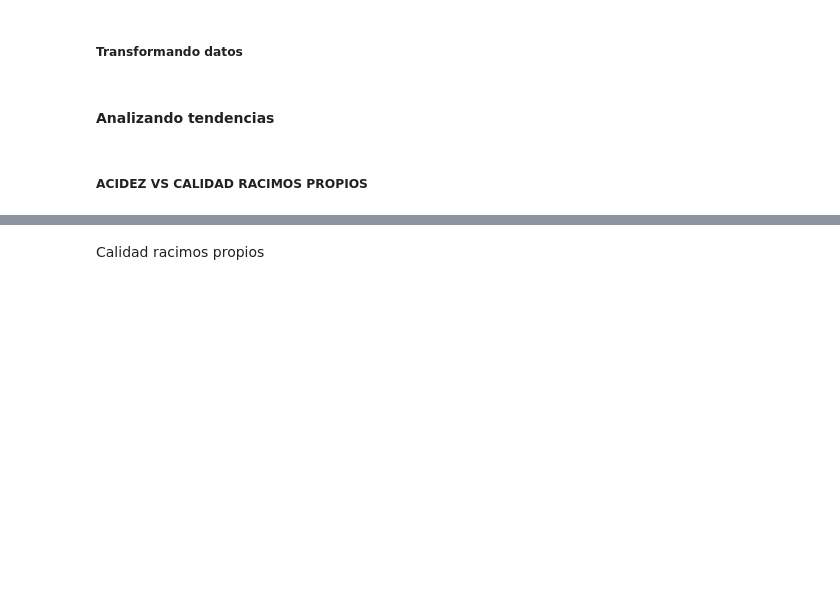
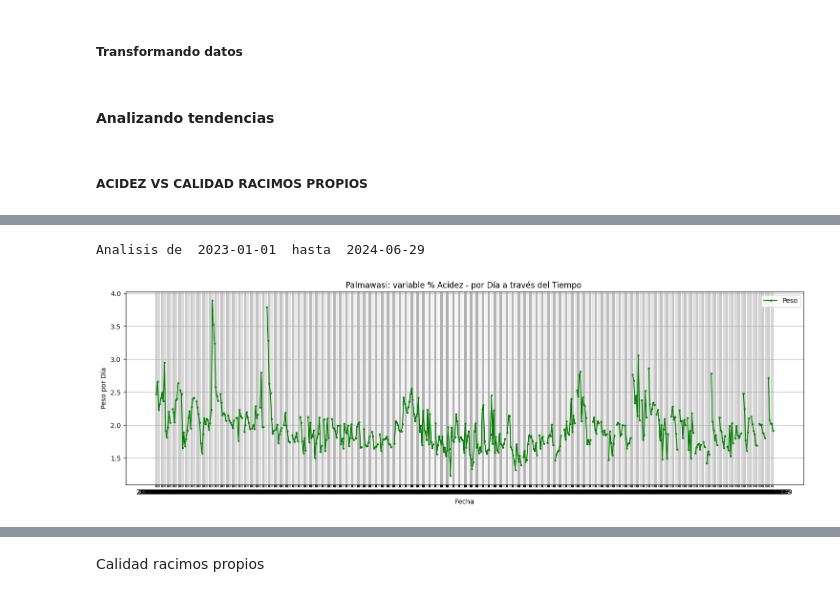
Before and after one commit to cesarqb/PROYECTO_01_analitica_descriptiva_TEA, a Jupyter notebook: src/features_scripts/Scrpit_match_tea.ipynb, the cells around one changed output, grey strips where cells are left out. Drawn from its saved outputs; the diff is of its cells as text; code cells hidden in the pictures; blank space fills up the shorter version.

```diff
--- a/src/features_scripts/Scrpit_match_tea.ipynb
+++ b/src/features_scripts/Scrpit_match_tea.ipynb
@@ -298,7 +299,7 @@ def function_tendencia_unica(df_x, valor,colors='green'):
 
     plt.figure(figsize=(15, 5))
     plt.plot(df_x['FECHA'], df_x[valor], marker='o', markersize=2, linestyle='-', color=colors, label='Peso')
-    plt.title(f'{plantacion_name[0]}: variable {valor} - por Día a través del Tiempo ')
+    plt.title(f'{plantacion_name[0]}: variable {valor} - a través del Tiempo ')
     plt.xlabel('Fecha')
     plt.ylabel('Peso por Día')
     plt.grid(True)
@@ -317,7 +318,6 @@ def function_tendencia_unica(df_x, valor,colors='green'):
 
 
 
-
 ## FUNCION SAVE EXCEL
 ## #######################
 ## #######################
@@ -622,5 +590,9 @@ df_acidez_full[df_acidez_full['PLANTACION'] == 'Shanuzi'].tail()
 # %%
-function_tendencia_unica(df_acidez_full[df_acidez_full['PLANTACION'] == 'Shanuzi'], '% Acidez')
+# function_tendencia_unica(df_acidez_full[df_acidez_full['PLANTACION'] == 'Shanuzi'], '% Acidez')
+function_tendencia_unica(df_acidez_full[df_acidez_full['PLANTACION'] == 'Palmawasi'], '% Acidez')
+# %% [output]
+Analisis de  2023-01-01  hasta  2024-06-29
+[figure, added]
 # %%
 ## REDUCIENDO LA BASE A SEMANA
 ## ############
```
Also changed, not shown: parts of 110 cells of this notebook, 18 other files.
